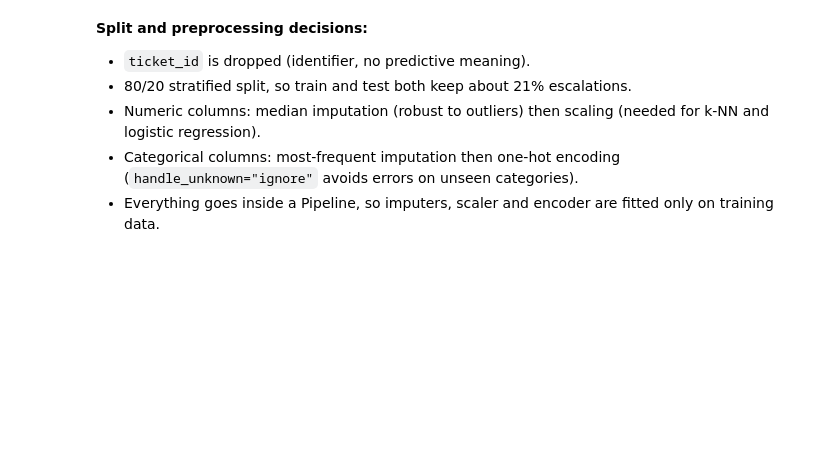
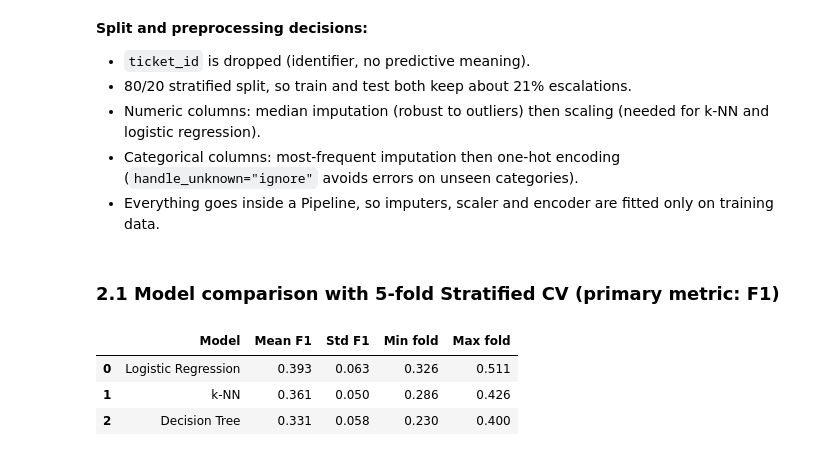
Before and after one commit to Ruhama-Beshada/Ticket-escalation-and-resolution-time-ml, a Jupyter notebook: ticket_analysis.ipynb, the cells around one changed output. Drawn from its saved outputs; the diff is of its cells as text; code cells hidden in the pictures; blank space fills up the shorter version.

```diff
--- a/ticket_analysis.ipynb
+++ b/ticket_analysis.ipynb
@@ -176,3 +176,36 @@ ColumnTransformer(transformers=[('num',
 - Numeric columns: median imputation (robust to outliers) then scaling (needed for k-NN and logistic regression).
 - Categorical columns: most-frequent imputation then one-hot encoding (`handle_unknown="ignore"` avoids errors on unseen categories).
 - Everything goes inside a Pipeline, so imputers, scaler and encoder are fitted only on training data.
+# %% [markdown]
+### 2.1 Model comparison with 5-fold Stratified CV (primary metric: F1)
+# %%
+# Same folds for every model
+cv = StratifiedKFold(n_splits=5, shuffle=True, random_state=RANDOM_STATE)
+
+models = {
+    "Logistic Regression": LogisticRegression(max_iter=1000, random_state=RANDOM_STATE),
+    "k-NN": KNeighborsClassifier(),
+    "Decision Tree": DecisionTreeClassifier(random_state=RANDOM_STATE),
+}
+
+fold_scores = {}
+rows = []
+for name, model in models.items():
+    pipe = Pipeline([("prep", preprocessor), ("model", model)])
+    scores = cross_validate(pipe, X_train, y_train, cv=cv, scoring="f1")
+    fold_scores[name] = scores["test_score"]
+    rows.append({
+        "Model": name,
+        "Mean F1": scores["test_score"].mean(),
+        "Std F1": scores["test_score"].std(),
+        "Min fold": scores["test_score"].min(),
+        "Max fold": scores["test_score"].max(),
+    })
+
+cv_table = pd.DataFrame(rows).sort_values("Mean F1", ascending=False).round(3)
+cv_table
+# %% [output]
+|  | Model | Mean F1 | Std F1 | Min fold | Max fold |
+| 0 | Logistic Regression | 0.393 | 0.063 | 0.326 | 0.511 |
+| 1 | k-NN | 0.361 | 0.050 | 0.286 | 0.426 |
+| 2 | Decision Tree | 0.331 | 0.058 | 0.230 | 0.400 |
```
Also changed, not shown: parts of 2 cells of this notebook.
